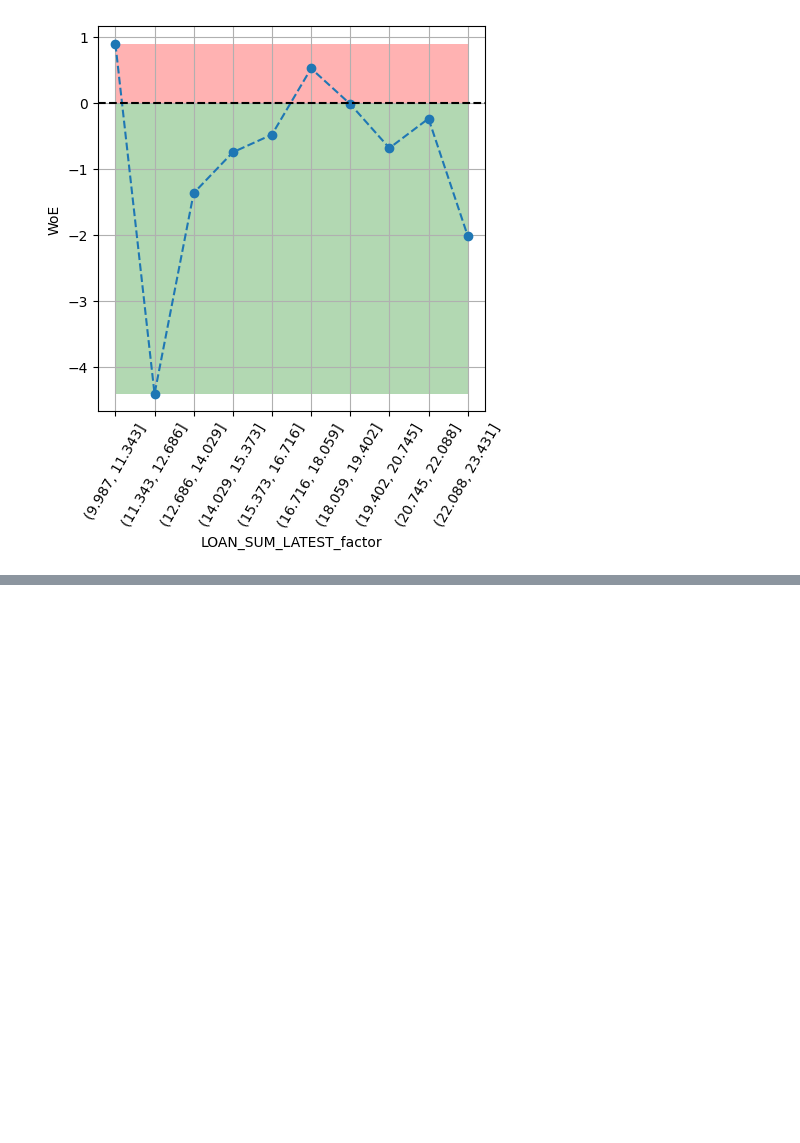
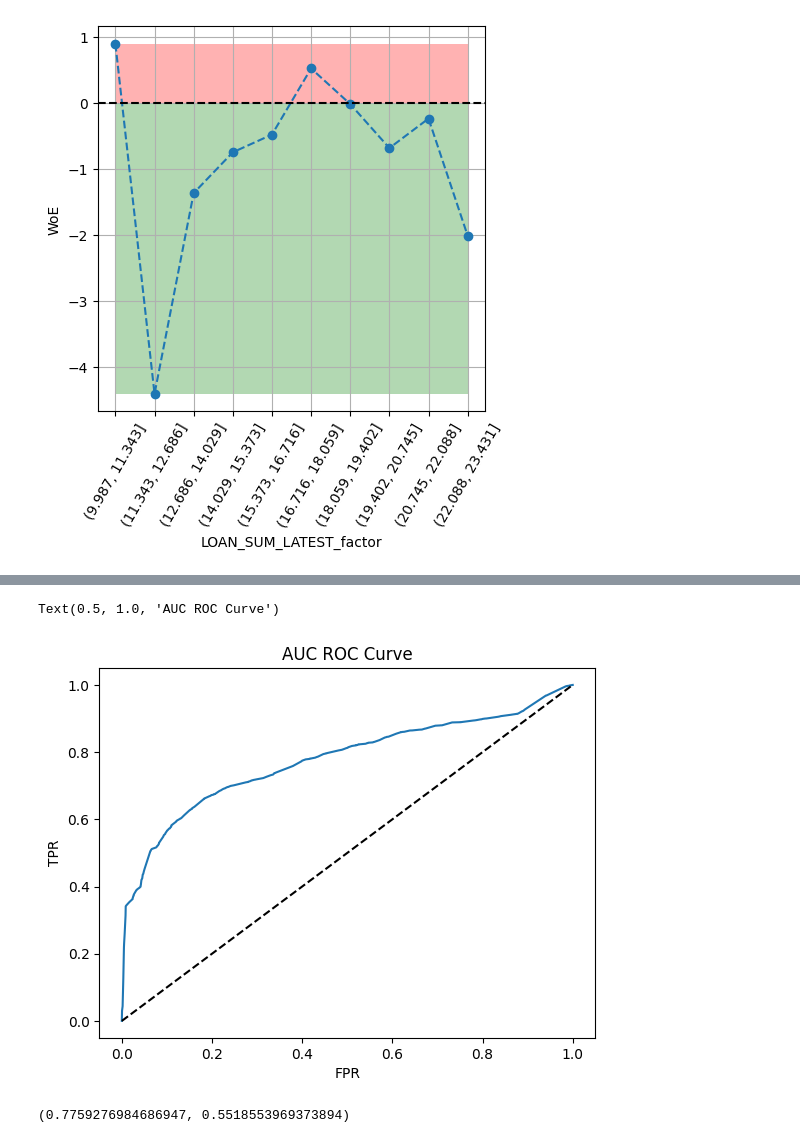
Before and after one commit to HuynhThanhQuan/feature-store, a Jupyter notebook: reactive_casa/deploy/notebook/binning2.ipynb, the cells around one changed output, grey strips where cells are left out. Cells and saved outputs as stored; diff of their text form; code cells hidden in the pictures; blank space fills up the shorter version.

```diff
--- a/reactive_casa/deploy/notebook/binning2.ipynb
+++ b/reactive_casa/deploy/notebook/binning2.ipynb
@@ -590,0 +738,6 @@ plot_by_woe(woe_continous(X, 'LOAN_SUM_LATEST_factor', y))
+# %%
+X = new_df.drop(columns=['REACTIVATED_CASA'], axis=1)
+y = new_df['REACTIVATED_CASA']
+# %%
+from sklearn.model_selection import train_test_split
+X_train, X_test, y_train, y_test = train_test_split(X, y, test_size=0.3)
@@ -590,0 +750,4 @@ plot_by_woe(woe_continous(X, 'LOAN_SUM_LATEST_factor', y))
+# %%
+from sklearn.linear_model import LogisticRegression
+model = LogisticRegression()
+model.fit(X_train, y_train)
@@ -590,0 +770,19 @@ plot_by_woe(woe_continous(X, 'LOAN_SUM_LATEST_factor', y))
+# %%
+y_prob = model.predict_proba(X_test)
+# %%
+import matplotlib.pyplot as plt
+fpr, tpr, thresholds = metrics.roc_curve(y_test, y_prob[:, 1])
+plt.plot(fpr, tpr)
+plt.plot(fpr, fpr, linestyle='--', color='k')
+plt.xlabel('FPR')
+plt.ylabel('TPR')
+plt.title('AUC ROC Curve')
+# %% [output]
+Text(0.5, 1.0, 'AUC ROC Curve')
+[figure, added]
+# %%
+aucroc = metrics.roc_auc_score(y_test, y_prob[:, 1])
+gini = 2 * aucroc - 1
+aucroc, gini
+# %% [output]
+(0.7759276984686947, 0.5518553969373894)
```
Also changed, not shown: parts of 17 cells of this notebook, 19 other files.
